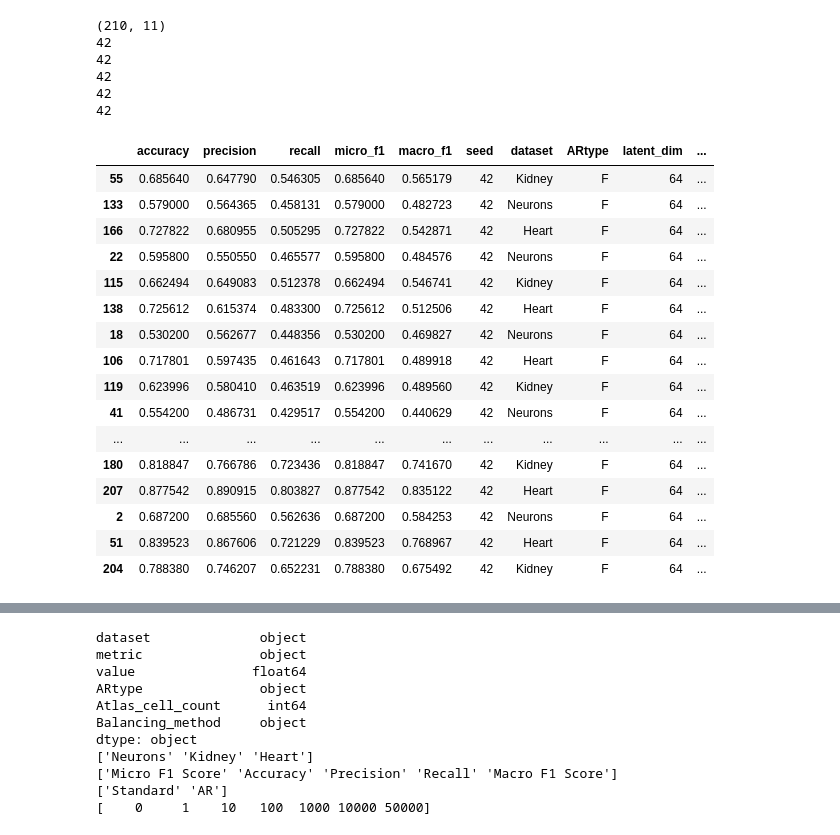
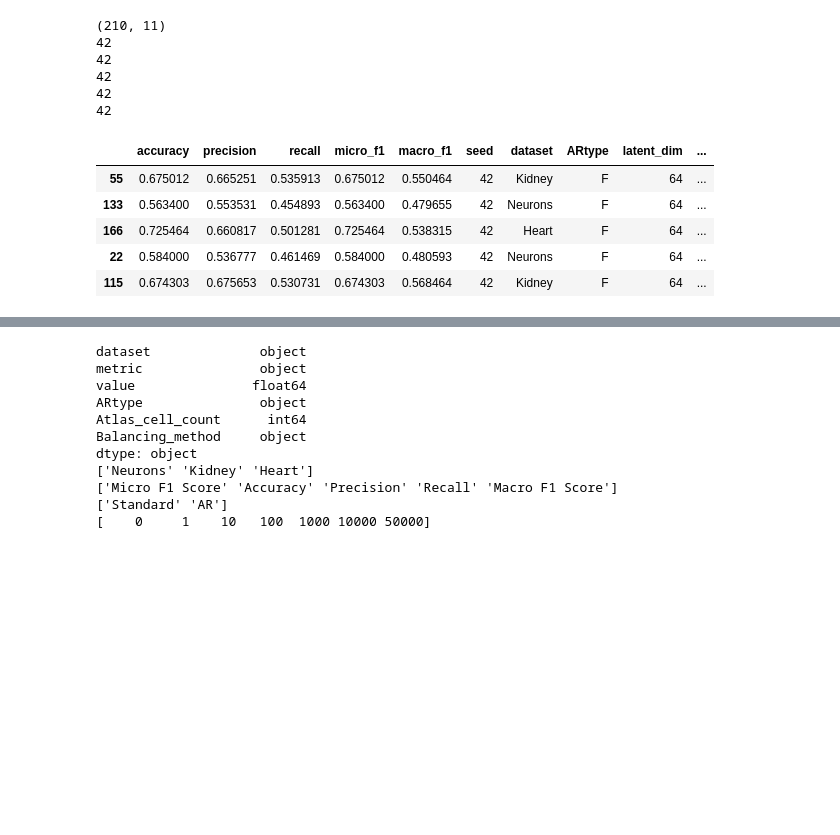
Before and after one commit to microsoft/sc-AR, a Jupyter notebook: eval_scripts/generate_plots_scvi_models_balanced_data.ipynb, the cells around one changed output, grey strips where cells are left out. Saved outputs shown, nothing was run; the diff lists cells and outputs as text; code cells hidden in the pictures; blank space fills up the shorter version.

```diff
--- a/eval_scripts/generate_plots_scvi_models_balanced_data.ipynb
+++ b/eval_scripts/generate_plots_scvi_models_balanced_data.ipynb
@@ -16,7 +16,10 @@ for file in os.listdir(csv_dir):
     if file.endswith(".csv"):
         file_path = os.path.join(csv_dir, file)
         df_temp = pd.read_csv(file_path, usecols=columns)  # Load only relevant columns
-        df_temp["Balancing_method"] = 'Original combination'
+        if 'ARtype_T' in file:
+            df_temp["Balancing_method"] = 'AR'
+        elif 'ARtype_F' in file:
+            df_temp["Balancing_method"] = 'Standard'
         df_list.append(df_temp)  # Store DataFrame in the list
 
 # Concatenate all DataFrames into one
@@ -27,7 +46,7 @@ df_original.shape
 (210, 11)
 # %%
 # Define the directory containing CSV files
-csv_dir = '../result/test/sctab/scVI-classification-evals-balanced-data/'
+csv_dir = '../result/test/sctab/scVI-classification-evals-balanced-data-4-7-26/'
 
 # Initialize an empty list to store DataFrames
 df_list = []
@@ -37,9 +56,9 @@ for file in os.listdir(csv_dir):
     if file.endswith(".csv"):
         balancing_method = None
         if "class_balancing" in file:
-            balancing_method = "class_balancing"
+            balancing_method = "Standard + Class Balance"
         elif "geometric_sketching" in file:
-            balancing_method = "geometric_sketching"
+            balancing_method = "Standard + Geometric Sketching"
         else:
             continue
         file_path = os.path.join(csv_dir, file)
@@ -71,26 +90,15 @@ print(df_balanced[df_balanced['seed'] == 46].shape[0])
 # %%
 df_42 = df_balanced[df_balanced['seed'] == 42]
 # sort df_42 based on Atlas_cell_count, Balancing_method
 df_42 = df_42.sort_values(by=['Atlas_cell_count', 'Balancing_method'])
-df_42
+df_42.head()
 # %% [output]
 |  | accuracy | precision | recall | micro_f1 | macro_f1 | seed | dataset | ARtype | latent_dim | ... |
-| 55 | 0.685640 | 0.647790 | 0.546305 | 0.685640 | 0.565179 | 42 | Kidney | F | 64 | ... |
-| 133 | 0.579000 | 0.564365 | 0.458131 | 0.579000 | 0.482723 | 42 | Neurons | F | 64 | ... |
-| 166 | 0.727822 | 0.680955 | 0.505295 | 0.727822 | 0.542871 | 42 | Heart | F | 64 | ... |
-| 22 | 0.595800 | 0.550550 | 0.465577 | 0.595800 | 0.484576 | 42 | Neurons | F | 64 | ... |
-| 115 | 0.662494 | 0.649083 | 0.512378 | 0.662494 | 0.546741 | 42 | Kidney | F | 64 | ... |
-| 138 | 0.725612 | 0.615374 | 0.483300 | 0.725612 | 0.512506 | 42 | Heart | F | 64 | ... |
-| 18 | 0.530200 | 0.562677 | 0.448356 | 0.530200 | 0.469827 | 42 | Neurons | F | 64 | ... |
-| 106 | 0.717801 | 0.597435 | 0.461643 | 0.717801 | 0.489918 | 42 | Heart | F | 64 | ... |
-| 119 | 0.623996 | 0.580410 | 0.463519 | 0.623996 | 0.489560 | 42 | Kidney | F | 64 | ... |
-| 41 | 0.554200 | 0.486731 | 0.429517 | 0.554200 | 0.440629 | 42 | Neurons | F | 64 | ... |
-| ... | ... | ... | ... | ... | ... | ... | ... | ... | ... | ... |
-| 180 | 0.818847 | 0.766786 | 0.723436 | 0.818847 | 0.741670 | 42 | Kidney | F | 64 | ... |
-| 207 | 0.877542 | 0.890915 | 0.803827 | 0.877542 | 0.835122 | 42 | Heart | F | 64 | ... |
-| 2 | 0.687200 | 0.685560 | 0.562636 | 0.687200 | 0.584253 | 42 | Neurons | F | 64 | ... |
-| 51 | 0.839523 | 0.867606 | 0.721229 | 0.839523 | 0.768967 | 42 | Heart | F | 64 | ... |
-| 204 | 0.788380 | 0.746207 | 0.652231 | 0.788380 | 0.675492 | 42 | Kidney | F | 64 | ... |
+| 55 | 0.675012 | 0.665251 | 0.535913 | 0.675012 | 0.550464 | 42 | Kidney | F | 64 | ... |
+| 133 | 0.563400 | 0.553531 | 0.454893 | 0.563400 | 0.479655 | 42 | Neurons | F | 64 | ... |
+| 166 | 0.725464 | 0.660817 | 0.501281 | 0.725464 | 0.538315 | 42 | Heart | F | 64 | ... |
+| 22 | 0.584000 | 0.536777 | 0.461469 | 0.584000 | 0.480593 | 42 | Neurons | F | 64 | ... |
+| 115 | 0.674303 | 0.675653 | 0.530731 | 0.674303 | 0.568464 | 42 | Kidney | F | 64 | ... |
 # %%
 df_43 = df_balanced[df_balanced['seed'] == 43]
 # sort df_42 based on Atlas_cell_count, Balancing_method
```
Also changed, not shown: parts of 31 cells of this notebook, 2 other files.
